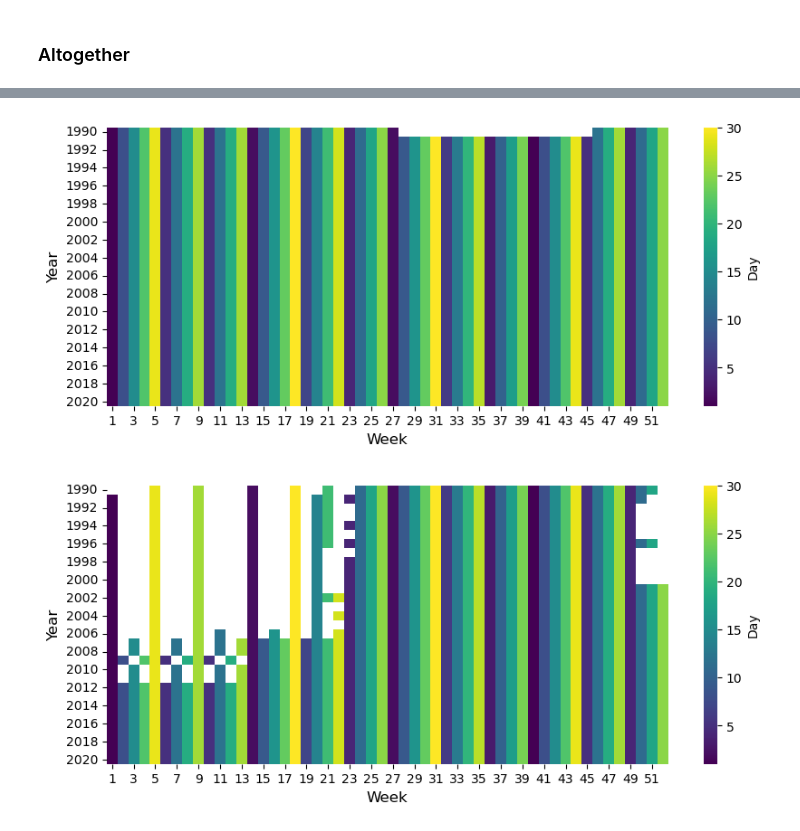
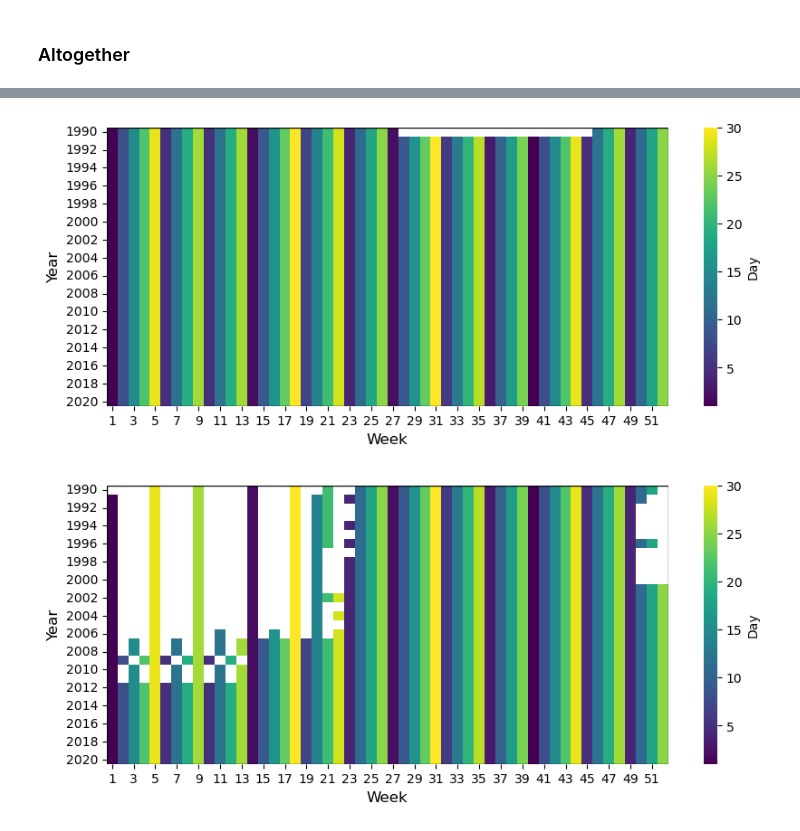
Before and after one commit to ProgrammerOheneba/kyeimiahetal, a Jupyter notebook: codes/Data availability check/Data_availabilty.ipynb, the cells around one changed output, grey strips where cells are left out. Saved outputs shown, nothing was run; the diff lists cells and outputs as text; code cells hidden in the pictures.

```diff
--- a/codes/Data availability check/Data_availabilty.ipynb
+++ b/codes/Data availability check/Data_availabilty.ipynb
@@ -144,18 +154,39 @@ plt.show()
 # %%
 plt.figure(figsize=(10, 4))
-sns.heatmap(EC_data, cmap='viridis', cbar_kws={'label':'Day'})
+res=sns.heatmap(EC_data, cmap='viridis', cbar_kws={'label':'Day'})
 plt.xlabel('Week', fontsize=12)
 plt.ylabel('Year', fontsize=12)
-plt.savefig('EC_availability.jpg',dpi=500, bbox_inches='tight')
+
+# Drawing the frame
+res.axhline(y = 0, color='k',linewidth = 1)
+res.axhline(y = EC_data.shape[0], color = 'k',
+			linewidth = 1)
+
+res.axvline(x = 0, color = 'k',
+			linewidth = 1)
+res.axvline(x = EC_data.shape[1],
+			color = 'k', linewidth = 1)
+plt.savefig('EC.jpg',dpi=500, bbox_inches='tight')
 plt.show()
 # %% [output]
-[figure, old version]
+[figure, new version]
 # %%
 plt.figure(figsize=(10, 4))
-sns.heatmap(HB_data, cmap='viridis', cbar_kws={'label':'Day'})
+res=sns.heatmap(HB_data, cmap='viridis', cbar_kws={'label':'Day'})
 plt.xlabel('Week', fontsize=12)
 plt.ylabel('Year', fontsize=12)
-plt.savefig('HB_availability.jpg',dpi=500, bbox_inches='tight')
+
+# Drawing the frame
+res.axhline(y = 0, color='k',linewidth = 1)
+res.axhline(y = HB_data.shape[0], color = 'k',
+			linewidth = 1)
+
+res.axvline(x = 0, color = 'k',
+			linewidth = 1)
+res.axvline(x = HB_data.shape[1],
+			color = 'k', linewidth = 1)
+
+plt.savefig('HB.jpg',dpi=500, bbox_inches='tight')
 plt.show()
 # %% [output]
-[figure, old version]
+[figure, new version]
```
Also changed, not shown: parts of 3 cells of this notebook, 3 other files.
